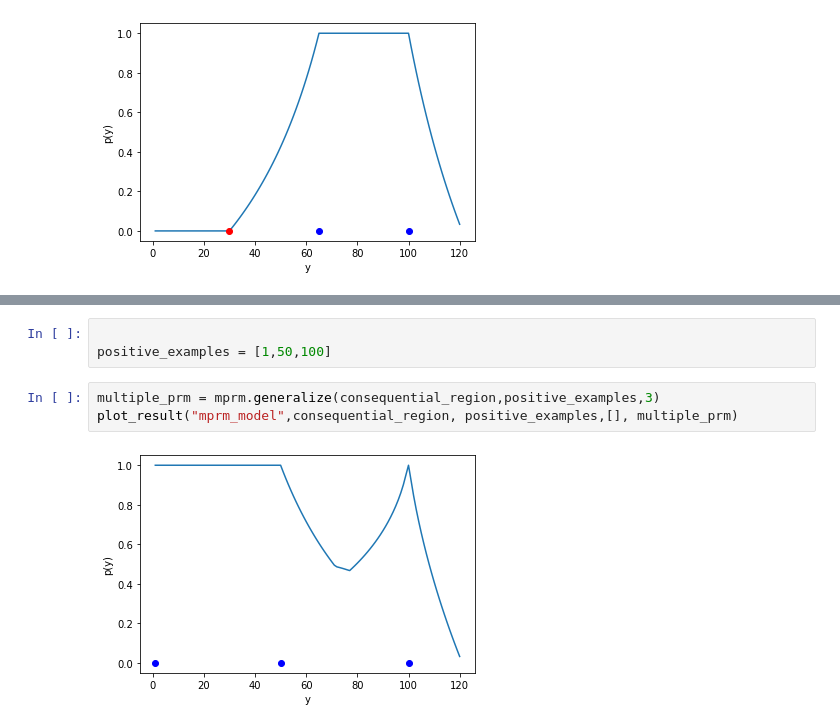
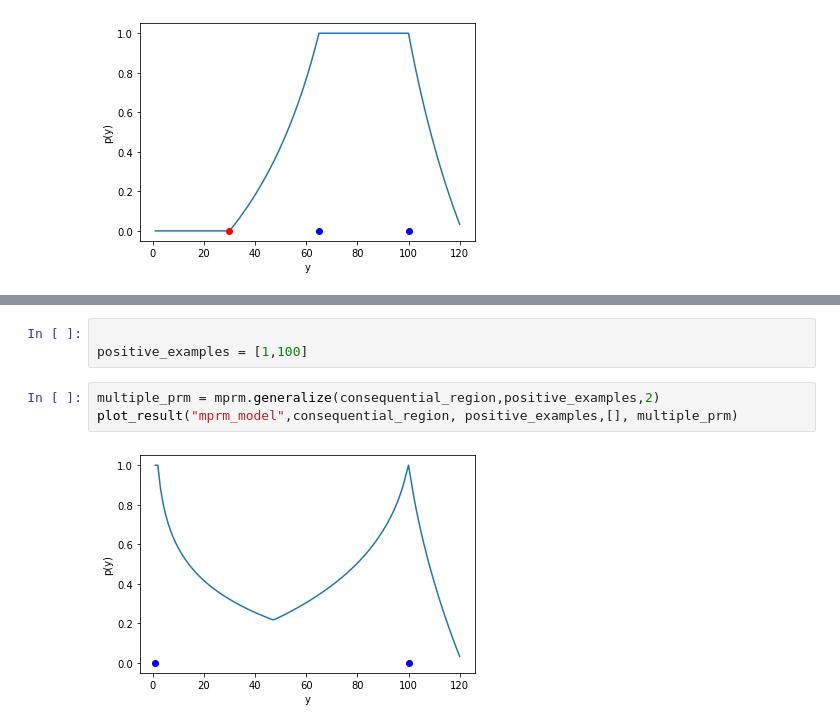
Before and after one commit to MDIRose/computational_psychology, a Jupyter notebook: code/experiment.ipynb, the cells around one changed output, grey strips where cells are left out. Drawn from its saved outputs; the diff is of its cells as text.

```diff
--- a/code/experiment.ipynb
+++ b/code/experiment.ipynb
@@ -68,8 +73,8 @@ plot_result("elimination_sum_model",consequential_region, positive_examples,nega
 # %%
 
-positive_examples = [1,50,100]
+positive_examples = [1,100]
 # %%
-multiple_prm = mprm.generalize(consequential_region,positive_examples,3)
+multiple_prm = mprm.generalize(consequential_region,positive_examples,2)
 plot_result("mprm_model",consequential_region, positive_examples,[], multiple_prm)
 # %% [output]
-[figure, old version]
+[figure, new version]
```
Also changed, not shown: parts of 6 cells of this notebook, 12 other files.
